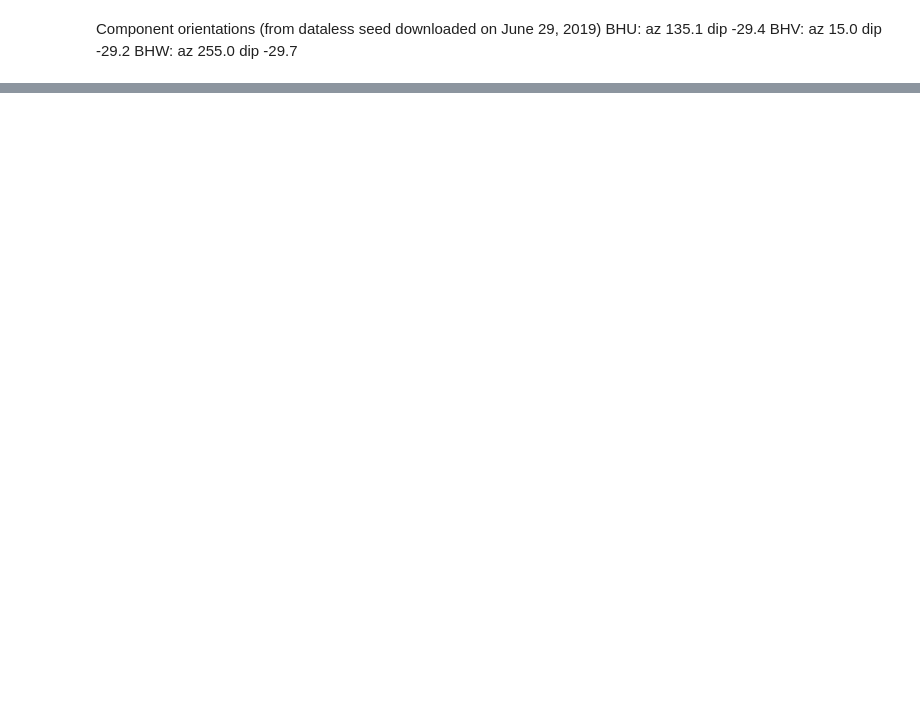
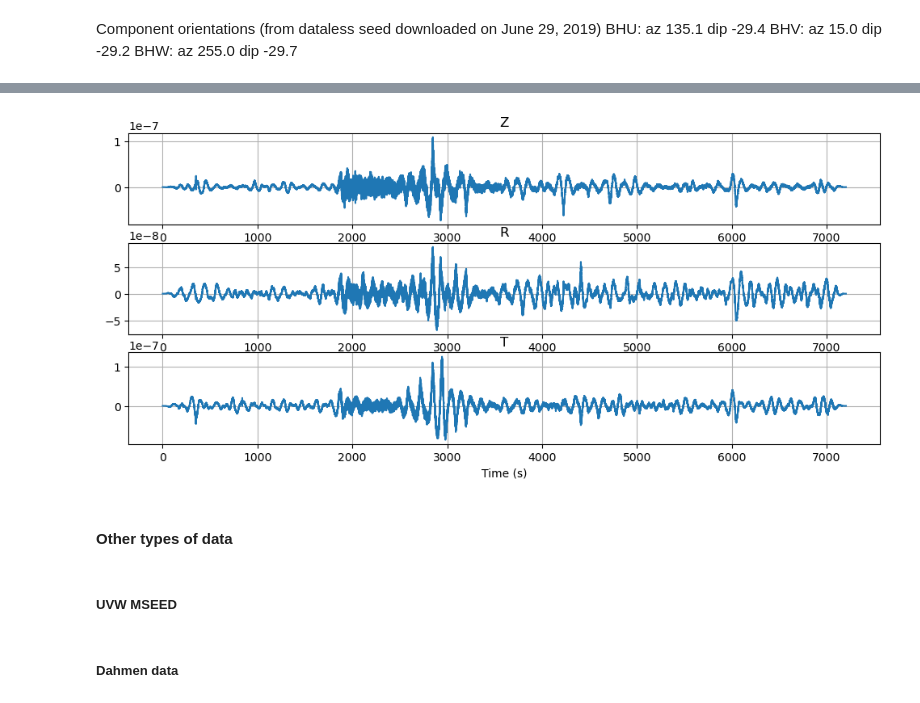
Before and after one commit to evanzzq/SHARP-SS, a Jupyter notebook: mars.ipynb, the cells around one changed output, grey strips where cells are left out. Saved outputs shown, nothing was run; the diff lists cells and outputs as text; code cells hidden in the pictures; blank space fills up the shorter version.

```diff
--- a/mars.ipynb
+++ b/mars.ipynb
@@ -93,0 +56,39 @@ plt.show()
+# %%
+from obspy import UTCDateTime
+
+# Reload data from SAC files
+st_z = read(os.path.join(datadir, f"{evname}_{dtype}_BHZ.SAC"))[0]
+st_r = read(os.path.join(datadir, f"{evname}_{dtype}_BHR.SAC"))[0]
+st_t = read(os.path.join(datadir, f"{evname}_{dtype}_BHT.SAC"))[0]
+t = st_z.times()
+
+# Plot
+plt.figure(figsize=(12, 5))
+
+plt.subplot(3, 1, 1)
+plt.plot(t, st_z.data)
+plt.title("Z")
+plt.grid()
+
+plt.subplot(3, 1, 2)
+plt.plot(t, tr_r)
+plt.title("R")
+plt.grid()
+
+plt.subplot(3, 1, 3)
+plt.plot(t, tr_t)
+plt.title("T")
+plt.xlabel("Time (s)")
+plt.grid()
+
+# for i in range(1,4):
+#     plt.subplot(3, 1, i)
+#     plt.axvline(PP_time - trace_start_time)
+#     plt.axvline(SS_time - trace_start_time)
+
+# plt.tight_layout()
+# plt.show()
+
+print(st_z.stats.starttime)
+print(st_z.stats.endtime)
+# %% [output]
@@ -93,0 +97,5 @@ plt.show()
+[figure, added]
+# %% [markdown]
+#### Other types of data
+# %% [markdown]
+##### UVW MSEED
@@ -93,0 +141,2 @@ plt.show()
+# %% [markdown]
+##### Dahmen data
```
Also changed, not shown: parts of 28 cells of this notebook, 7 other files.
